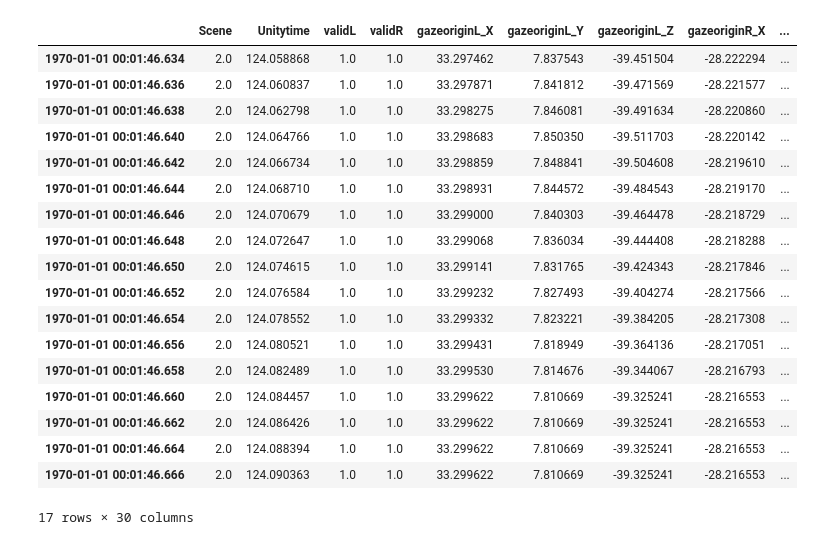
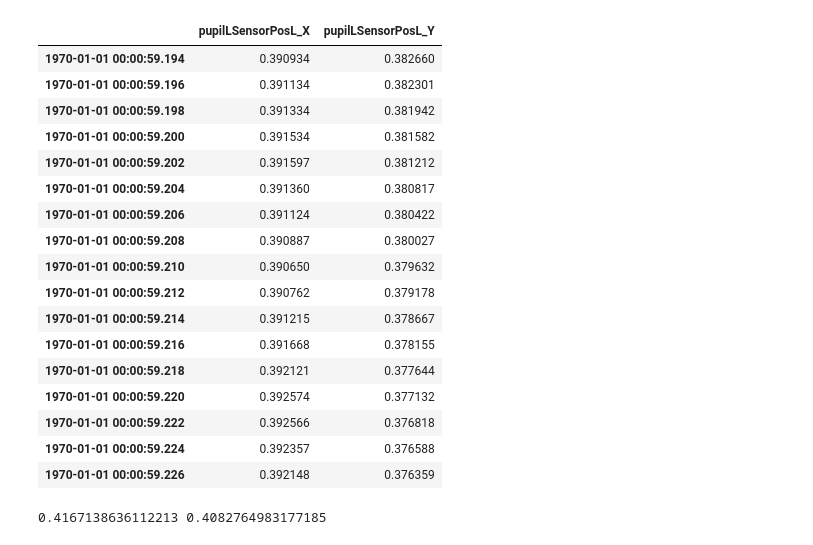
Before and after one commit to Catonpancake/sdphysiology, a Jupyter notebook: videoeyetracking.ipynb, the cells around one changed output. Saved outputs shown, nothing was run; the diff lists cells and outputs as text; code cells hidden in the pictures.

Commit message:
video gaze data is working well

```diff
--- a/videoeyetracking.ipynb
+++ b/videoeyetracking.ipynb
@@ -12,10 +12,10 @@ output_video = "pilot2/processed/output_with_gaze.mp4"
 # Ensure you're working with a copy of the DataFrame slice
 
 # Now, you can safely modify gaze_data
-eye_data[['gazeL_X', 'gazeL_Y']] = eye_data[['gazeL_X', 'gazeL_Y']].interpolate()
+eye_data[['pupilLSensorPosR_X', 'pupilLSensorPosR_Y']] = eye_data[['pupilLSensorPosR_X', 'pupilLSensorPosR_Y']].interpolate()
 
 # Check for any remaining NaN values after interpolation
-eye_data[['gazeL_X', 'gazeL_Y']] = eye_data[['gazeL_X', 'gazeL_Y']].fillna(0.5)
+eye_data[['pupilLSensorPosR_X', 'pupilLSensorPosR_Y']] = eye_data[['pupilLSensorPosR_X', 'pupilLSensorPosR_Y']].fillna(0.5)
 eye_data['normalized_Unitytime'] = eye_data.groupby('Scene')['Unitytime'].transform(lambda x: x - x.min())
 
 # Initialize video capture and writer
@@ -31,9 +31,9 @@ target_width, target_height = 1920, 1080  # Example resolution
 out = cv2.VideoWriter(output_video, cv2.VideoWriter_fourcc(*'mp4v'), fps, (target_width, target_height))
 
 # Scale factor for Vive Pro Eye resolution to target video resolution
-vive_width, vive_height = 2880, 1600  # Original Vive resolution
-scale_x = target_width / vive_width
-scale_y = target_height / vive_height
+# vive_width, vive_height = 2880, 1600  # Original Vive resolution
+# scale_x = target_width / vive_width
+# scale_y = target_height / vive_height
 
 # Convert normalized Unitytime to frame indices
 eye_data['frame_idx'] = (eye_data['normalized_Unitytime'] * fps).astype(int)
@@ -46,7 +46,7 @@ while cap.isOpened():
         break
 
     # Resize the frame to target resolution
-    frame_resized = cv2.resize(frame, (target_width, target_height))
+    # frame_resized = cv2.resize(frame, (target_width, target_height))
 
     # Find the corresponding eye-tracking data for the current video frame
     # Check for gaze data that matches the current frame index
@@ -57,18 +57,21 @@ while cap.isOpened():
         print(f"No gaze data found for frame {frame_idx}")
     else:
         # Retrieve gaze coordinates
-        x, y = gaze_data.iloc[-1][['gazeL_X', 'gazeL_Y']]
+        x, y = gaze_data.mean()[['pupilLSensorPosR_X', 'pupilLSensorPosR_Y']]
 
         # Scale gaze coordinates to match video resolution
-        x = int(x * scale_x)
-        y = int(y * scale_y)
+        # x = int(x * scale_x)
+        # y = int(y * scale_y)
+        x = int(x* frame_width)
+        y = int(y* frame_height)
+        print(x,y)
 
         # Draw the gaze point on the frame
         if 0 <= x < target_width and 0 <= y < target_height:
-            cv2.circle(frame_resized, (x, y), 5, (0, 255, 0), -1)
+            cv2.circle(frame,(x, y), 5, (0, 255, 0), -1)
 
     # Write the frame to the output video
-    out.write(frame_resized)
+    out.write(frame)
     frame_idx += 1
 
 cap.release()
@@ -76,22 +97,26 @@ out.release()
 # %%
-gaze_data
+gaze_data[['pupilLSensorPosL_X','pupilLSensorPosL_Y']]
 # %% [output]
-|  | Scene | Unitytime | validL | validR | gazeoriginL_X | gazeoriginL_Y | gazeoriginL_Z | gazeoriginR_X | ... |
-| 1970-01-01 00:01:46.634 | 2.0 | 124.058868 | 1.0 | 1.0 | 33.297462 | 7.837543 | -39.451504 | -28.222294 | ... |
-| 1970-01-01 00:01:46.636 | 2.0 | 124.060837 | 1.0 | 1.0 | 33.297871 | 7.841812 | -39.471569 | -28.221577 | ... |
-| 1970-01-01 00:01:46.638 | 2.0 | 124.062798 | 1.0 | 1.0 | 33.298275 | 7.846081 | -39.491634 | -28.220860 | ... |
-| 1970-01-01 00:01:46.640 | 2.0 | 124.064766 | 1.0 | 1.0 | 33.298683 | 7.850350 | -39.511703 | -28.220142 | ... |
-| 1970-01-01 00:01:46.642 | 2.0 | 124.066734 | 1.0 | 1.0 | 33.298859 | 7.848841 | -39.504608 | -28.219610 | ... |
-| 1970-01-01 00:01:46.644 | 2.0 | 124.068710 | 1.0 | 1.0 | 33.298931 | 7.844572 | -39.484543 | -28.219170 | ... |
-| 1970-01-01 00:01:46.646 | 2.0 | 124.070679 | 1.0 | 1.0 | 33.299000 | 7.840303 | -39.464478 | -28.218729 | ... |
-| 1970-01-01 00:01:46.648 | 2.0 | 124.072647 | 1.0 | 1.0 | 33.299068 | 7.836034 | -39.444408 | -28.218288 | ... |
-| 1970-01-01 00:01:46.650 | 2.0 | 124.074615 | 1.0 | 1.0 | 33.299141 | 7.831765 | -39.424343 | -28.217846 | ... |
-| 1970-01-01 00:01:46.652 | 2.0 | 124.076584 | 1.0 | 1.0 | 33.299232 | 7.827493 | -39.404274 | -28.217566 | ... |
-| 1970-01-01 00:01:46.654 | 2.0 | 124.078552 | 1.0 | 1.0 | 33.299332 | 7.823221 | -39.384205 | -28.217308 | ... |
-| 1970-01-01 00:01:46.656 | 2.0 | 124.080521 | 1.0 | 1.0 | 33.299431 | 7.818949 | -39.364136 | -28.217051 | ... |
-| 1970-01-01 00:01:46.658 | 2.0 | 124.082489 | 1.0 | 1.0 | 33.299530 | 7.814676 | -39.344067 | -28.216793 | ... |
-| 1970-01-01 00:01:46.660 | 2.0 | 124.084457 | 1.0 | 1.0 | 33.299622 | 7.810669 | -39.325241 | -28.216553 | ... |
-| 1970-01-01 00:01:46.662 | 2.0 | 124.086426 | 1.0 | 1.0 | 33.299622 | 7.810669 | -39.325241 | -28.216553 | ... |
-| 1970-01-01 00:01:46.664 | 2.0 | 124.088394 | 1.0 | 1.0 | 33.299622 | 7.810669 | -39.325241 | -28.216553 | ... |
-| 1970-01-01 00:01:46.666 | 2.0 | 124.090363 | 1.0 | 1.0 | 33.299622 | 7.810669 | -39.325241 | -28.216553 | ... |
+|  | pupilLSensorPosL_X | pupilLSensorPosL_Y |
+| 1970-01-01 00:00:59.194 | 0.390934 | 0.382660 |
+| 1970-01-01 00:00:59.196 | 0.391134 | 0.382301 |
+| 1970-01-01 00:00:59.198 | 0.391334 | 0.381942 |
+| 1970-01-01 00:00:59.200 | 0.391534 | 0.381582 |
+| 1970-01-01 00:00:59.202 | 0.391597 | 0.381212 |
+| 1970-01-01 00:00:59.204 | 0.391360 | 0.380817 |
+| 1970-01-01 00:00:59.206 | 0.391124 | 0.380422 |
+| 1970-01-01 00:00:59.208 | 0.390887 | 0.380027 |
+| 1970-01-01 00:00:59.210 | 0.390650 | 0.379632 |
+| 1970-01-01 00:00:59.212 | 0.390762 | 0.379178 |
+| 1970-01-01 00:00:59.214 | 0.391215 | 0.378667 |
+| 1970-01-01 00:00:59.216 | 0.391668 | 0.378155 |
+| 1970-01-01 00:00:59.218 | 0.392121 | 0.377644 |
+| 1970-01-01 00:00:59.220 | 0.392574 | 0.377132 |
+| 1970-01-01 00:00:59.222 | 0.392566 | 0.376818 |
+| 1970-01-01 00:00:59.224 | 0.392357 | 0.376588 |
+| 1970-01-01 00:00:59.226 | 0.392148 | 0.376359 |
-17 rows × 30 columns
+# %%
+x, y =gaze_data[['pupilLSensorPosR_X', 'pupilLSensorPosR_Y']].mean()
+print(x,y)
+# %% [output]
+0.4167138636112213 0.4082764983177185
```
Also changed, not shown: parts of 2 cells of this notebook.
